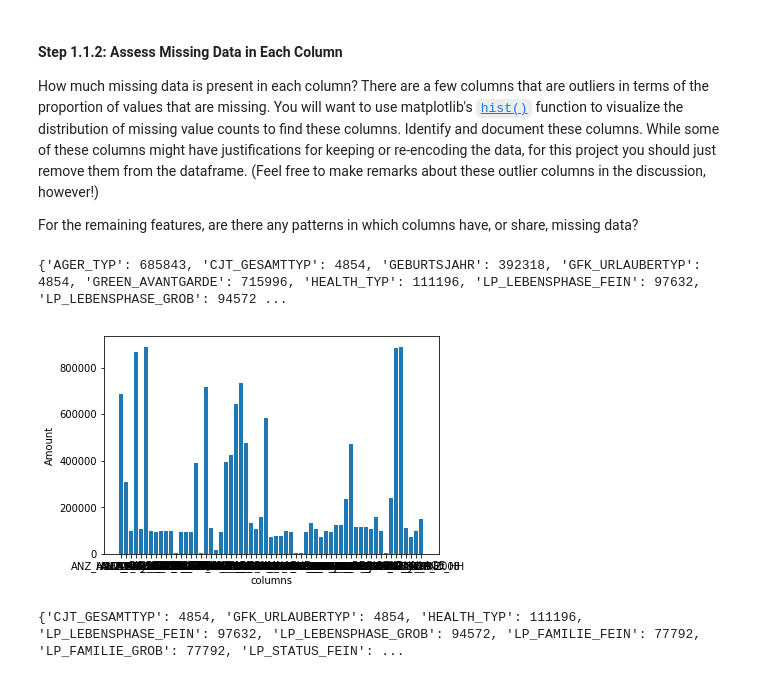
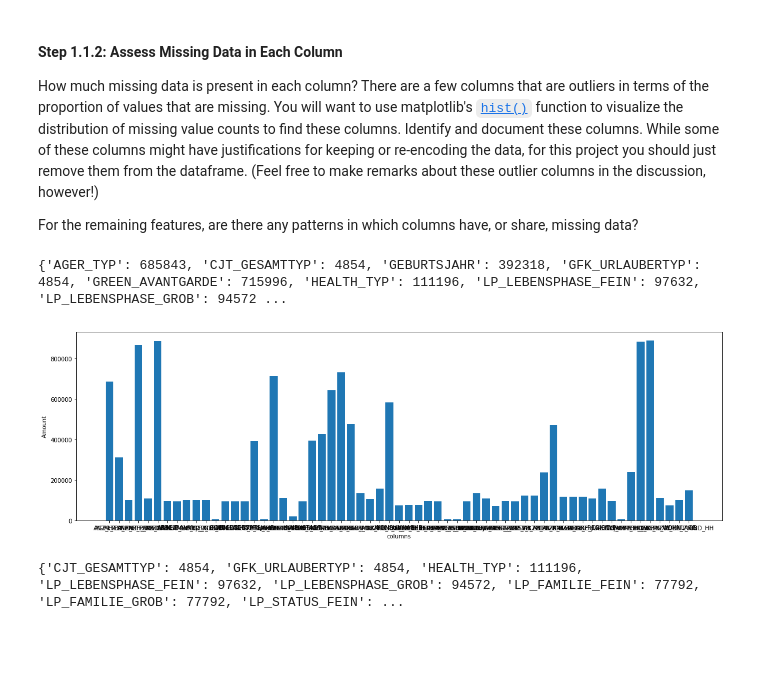
Before and after one commit to greulist137/Data-Science---Customer-Segments, a Jupyter notebook: Identify_Customer_Segments.ipynb, the cells around one changed output. Saved outputs shown, nothing was run; the diff lists cells and outputs as text; code cells hidden in the pictures; blank space fills up the shorter version.

Commit message:
Commit - re-sized graphs from seaborn
The purpose of this commit was to re-size the graphs produced by seaborn to make them more user friendly to visualize

```diff
--- a/Identify_Customer_Segments.ipynb
+++ b/Identify_Customer_Segments.ipynb
@@ -123,21 +123,22 @@ For the remaining features, are there any patterns in which columns have, or sha
 # %%
 # Perform an assessment of how much missing data there is in each column of the
 # dataset.
 '''Try this to change the size of the plot https://stackoverflow.com/questions/42528921/how-to-prevent-overlapping-x-axis-labels-in-sns-countplot
 '''
 column_dict = {}
 for column in azdias:
     counts = azdias[column].isnull().sum()
     if(counts > 0):
         column_dict[column] = counts
 print(column_dict)
+plt.figure(figsize=(20,6))
 plt.bar(column_dict.keys(), column_dict.values())
 plt.xlabel('columns')
 plt.ylabel('Amount')
 plt.show()
 # %% [output]
 {'AGER_TYP': 685843, 'CJT_GESAMTTYP': 4854, 'GEBURTSJAHR': 392318, 'GFK_URLAUBERTYP': 4854, 'GREEN_AVANTGARDE': 715996, 'HEALTH_TYP': 111196, 'LP_LEBENSPHASE_FEIN': 97632, 'LP_LEBENSPHASE_GROB': 94572 ...
-[figure, old version]
+[figure, new version]
 # %%
 # Remove the outlier columns from the dataset. (You'll perform other data
 # engineering tasks such as re-encoding and imputation later.)
```
Also changed, not shown: parts of 5 cells of this notebook.
